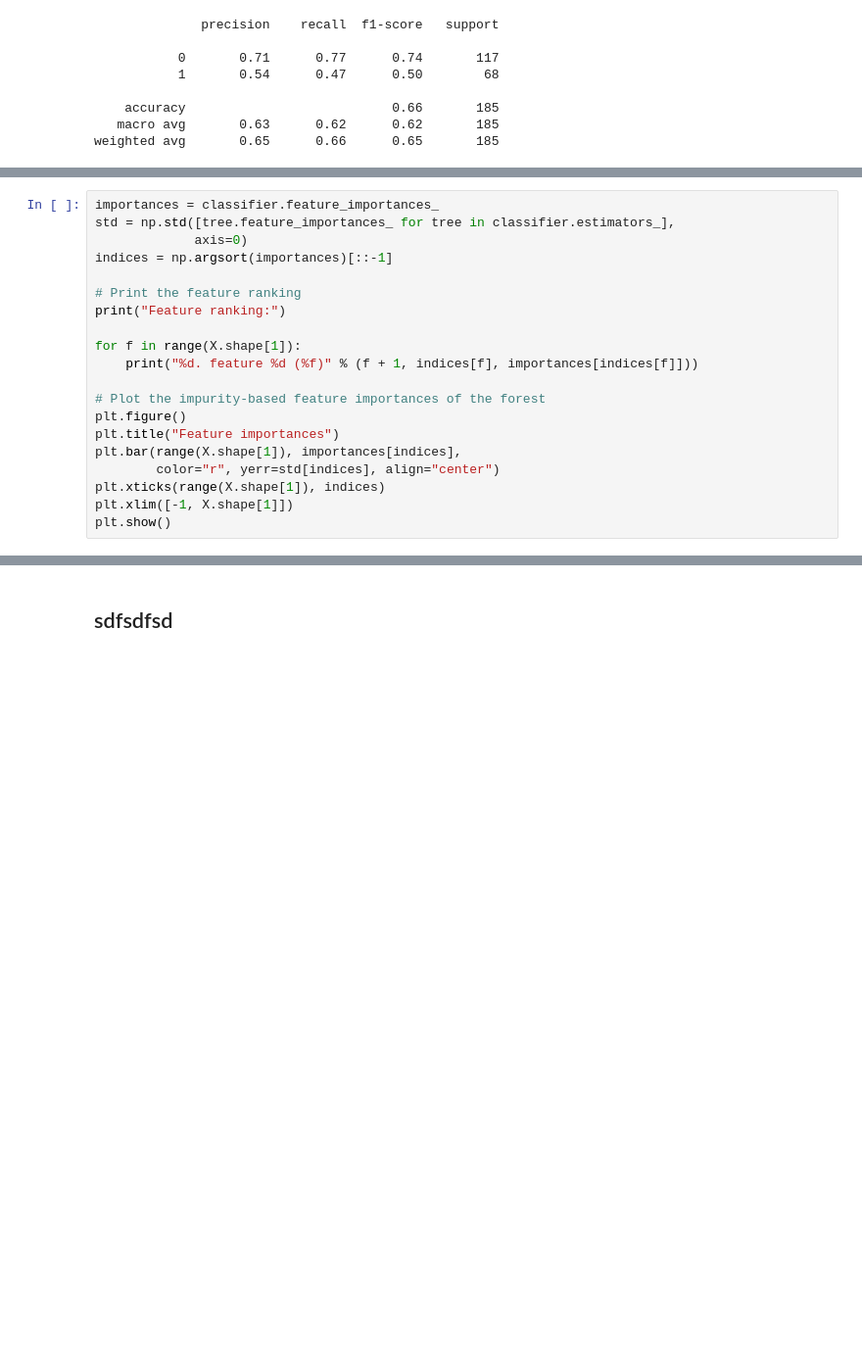
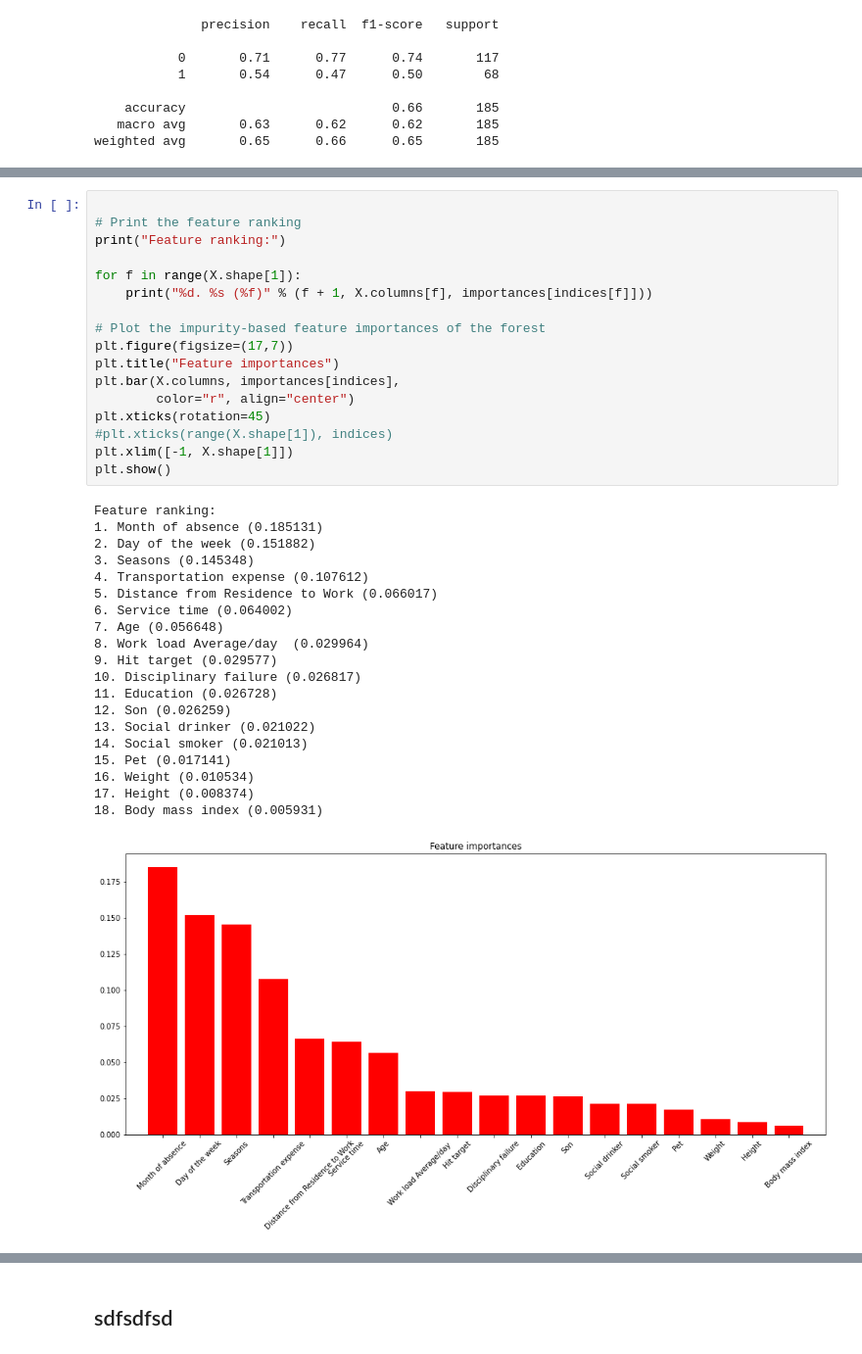
Before and after one commit to miguelTorresPorta/absenteeism_classification, a Jupyter notebook: notebook_absence.ipynb, the cells around one changed output, grey strips where cells are left out. Shown: that part at 98% size. Cells and saved outputs as stored; diff of their text form; blank space fills up the shorter version.

Commit message:
added feature importance

```diff
--- a/notebook_absence.ipynb
+++ b/notebook_absence.ipynb
@@ -240,20 +261,38 @@ X.shape
 # %%
-importances = classifier.feature_importances_
-std = np.std([tree.feature_importances_ for tree in classifier.estimators_],
-             axis=0)
-indices = np.argsort(importances)[::-1]
 
 # Print the feature ranking
 print("Feature ranking:")
 
 for f in range(X.shape[1]):
-    print("%d. feature %d (%f)" % (f + 1, indices[f], importances[indices[f]]))
+    print("%d. %s (%f)" % (f + 1, X.columns[f], importances[indices[f]]))
 
 # Plot the impurity-based feature importances of the forest
-plt.figure()
+plt.figure(figsize=(17,7))
 plt.title("Feature importances")
-plt.bar(range(X.shape[1]), importances[indices],
-        color="r", yerr=std[indices], align="center")
-plt.xticks(range(X.shape[1]), indices)
+plt.bar(X.columns, importances[indices],
+        color="r", align="center")
+plt.xticks(rotation=45)
+#plt.xticks(range(X.shape[1]), indices)
 plt.xlim([-1, X.shape[1]])
 plt.show()
+# %% [output]
+Feature ranking:
+1. Month of absence (0.185131)
+2. Day of the week (0.151882)
+3. Seasons (0.145348)
+4. Transportation expense (0.107612)
+5. Distance from Residence to Work (0.066017)
+6. Service time (0.064002)
+7. Age (0.056648)
+8. Work load Average/day  (0.029964)
+9. Hit target (0.029577)
+10. Disciplinary failure (0.026817)
+11. Education (0.026728)
+12. Son (0.026259)
+13. Social drinker (0.021022)
+14. Social smoker (0.021013)
+15. Pet (0.017141)
+16. Weight (0.010534)
+17. Height (0.008374)
+18. Body mass index (0.005931)
+[figure, added]
```
Also changed, not shown: parts of 14 cells of this notebook.
